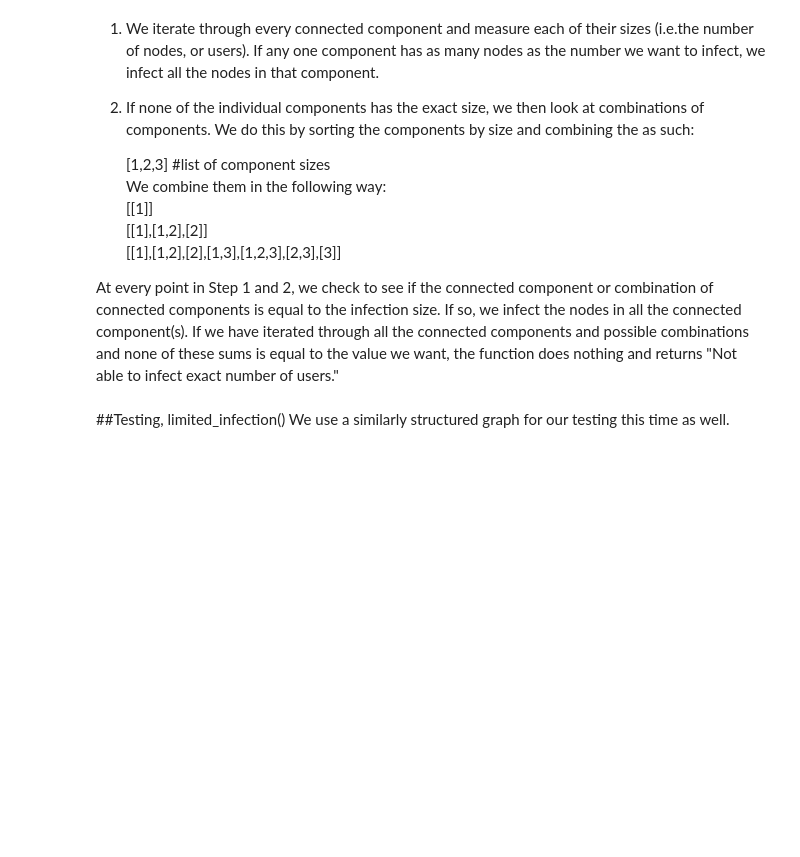
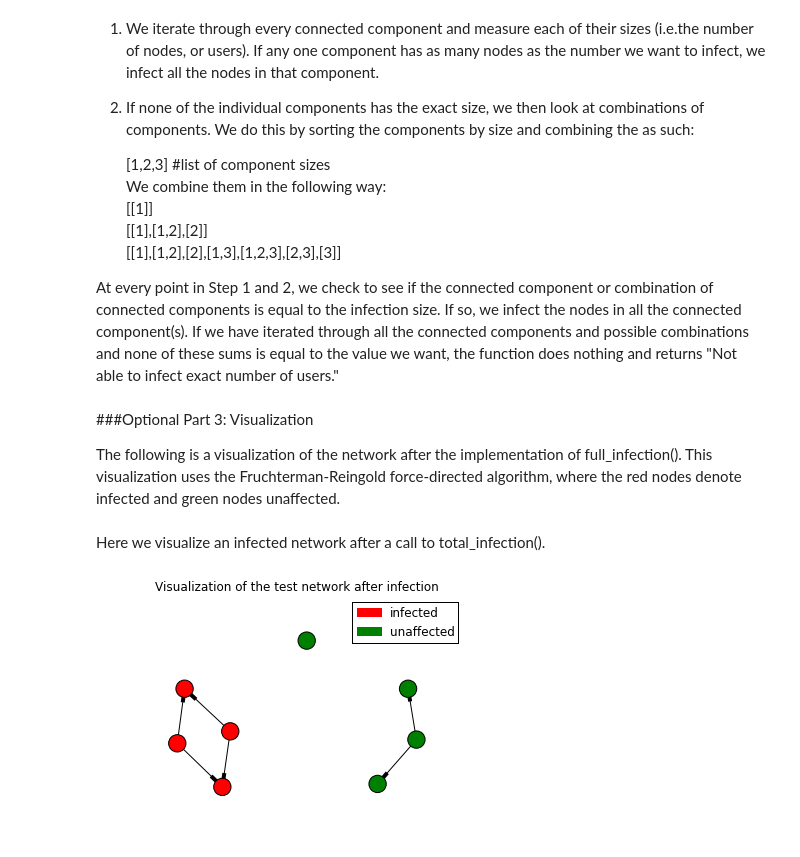
Before and after one commit to lhz1029/Khan_Academy_Infection, a Jupyter notebook: Khan_Academy_Infection.ipynb, the cells around one changed output. Saved outputs shown, nothing was run; the diff lists cells and outputs as text; code cells hidden in the pictures; blank space fills up the shorter version.

```diff
--- a/Khan_Academy_Infection.ipynb
+++ b/Khan_Academy_Infection.ipynb
@@ -253,6 +164,54 @@ def limited_infection(infect_num, network):
         sub_sums.append([num])
     #if out of the loop, there is no combination summing exactly to the infection sum
     return "Not able to infect exact number of users."
-# %% [markdown]
-##Testing, limited_infection()
-We use a similarly structured graph for our testing this time as well.
+# %% [markdown]
+###Optional Part 3: Visualization
+
+The following is a visualization of the network after the implementation of full_infection(). This visualization uses the Fruchterman-Reingold force-directed algorithm, where the red nodes denote infected and green nodes unaffected.
+# %%
+def visualize_infected_network(network, networka):
+    """ here we use information from both the pre-infection directed graph
+        and the post-infection undirected graph, taking the node data from
+        networka (post-infection) and the edge data from network (pre-infection)"""
+    #Position nodes using Fruchterman-Reingold force-directed algorithm
+    pos=nx.spring_layout(networka)
+
+    node_color = []
+    #determine the sequence of colors for the nodes
+    for node in networka.nodes(data=True):
+        #infected nodes are red
+        if node[1]['infected']:
+            node_color.append('r')
+        #uninfected nodes are green
+        else:
+            node_color.append('g')
+
+    nx.draw_networkx_nodes(networka, pos,node_color=node_color)
+    nx.draw_networkx_edges(network,pos,arrows=True)
+
+    #disregard matplotlib warning (known issue)
+    import warnings
+    warnings.filterwarnings("ignore")
+
+    plt.axis('off')
+    plt.title('Visualization of the test network after infection')
+
+    #create a legend
+    infected_lab = mpatches.Patch(color='red', label='infected')
+    unaffected_lab = mpatches.Patch(color='green', label='unaffected')
+    plt.legend(handles=[infected_lab, unaffected_lab], loc=0)
+# %% [markdown]
+Here we visualize an infected network after a call to total_infection().
+# %%
+#Create a directed graph to model the coaching relationships (for use in the visualizations)
+network=nx.DiGraph()
+network.add_nodes_from(["A","B","C"], infected=False)
+network.add_nodes_from(['a','b','c','d','e'], infected=False)
+network.add_edges_from([("A",'b'), ('A','c'), ("B",'b'),("B",'c'),("C",'d'),("C",'e')])
+#create a deep copy of an undirected graph for use in the function total_infection()
+networka = network.to_undirected()
+total_infection("A",networka)
+#expect "A", "B", 'b', 'c' to be infected
+visualize_infected_network(network, networka)
+# %% [output]
+[figure, added]
```
Also changed, not shown: parts of 19 cells of this notebook, 2 other files.
